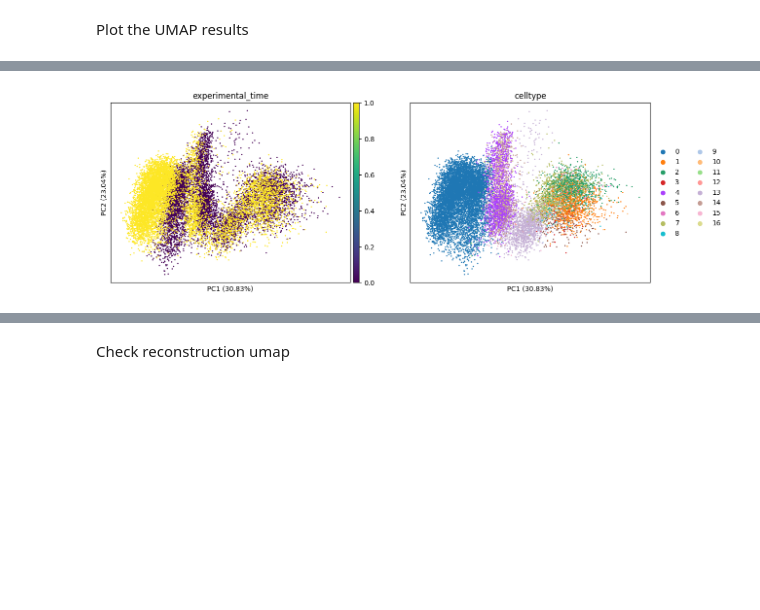
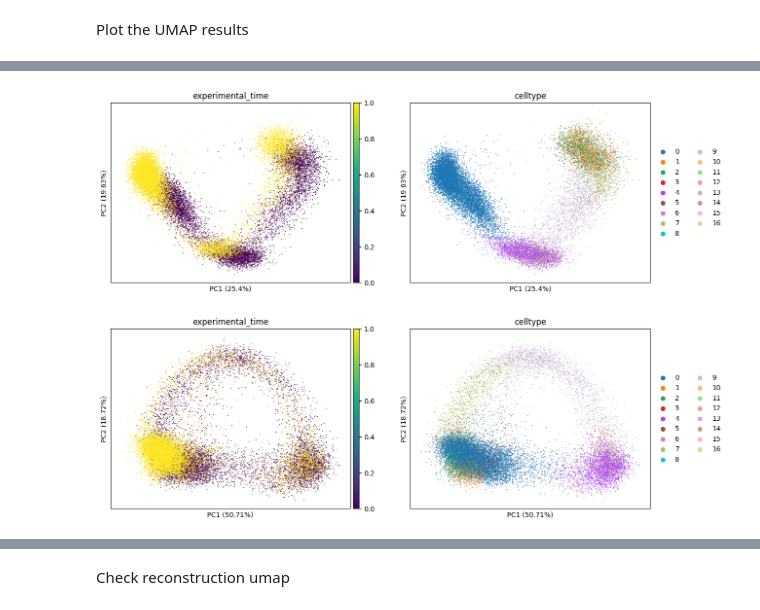
Before and after one commit to theislab/FlatVI, a Jupyter notebook: notebooks/pullback_geometry/pancreas/analysis_of_results_lib.ipynb, the cells around one changed output, grey strips where cells are left out. Drawn from its saved outputs; the diff is of its cells as text; code cells hidden in the pictures; blank space fills up the shorter version.

Commit message:
Leavout experiments

```diff
--- a/notebooks/pullback_geometry/pancreas/analysis_of_results_lib.ipynb
+++ b/notebooks/pullback_geometry/pancreas/analysis_of_results_lib.ipynb
@@ -62,3 +78,3 @@ geometric_vae={'compute_metrics_every': 1,
 # %%
-# vae = GeometricNBVAE(**vae_geometric_kwargs, vae_kwargs=vae_model_kwargs)
-geometric_vae = GeometricNBVAE(**geometric_vae, vae_kwargs=model_vae_kwargs)
+vae = GeometricNBVAE(**geometric, vae_kwargs=model_vae)
+geometric_vae = GeometricNBVAE(**geometric, vae_kwargs=model_vae)
@@ -65,10 +84,10 @@ geometric_vae = GeometricNBVAE(**geometric_vae, vae_kwargs=model_vae_kwargs)
 # %%
-# vae.load_state_dict(torch.load(PROJECT_FOLDER / "checkpoints/ae/pancreas/best_model_vae.ckpt")["state_dict"])
+vae.load_state_dict(torch.load(PROJECT_FOLDER / "checkpoints/ae/pancreas/best_model_vae_lib.ckpt")["state_dict"])
 geometric_vae.load_state_dict(torch.load(PROJECT_FOLDER / "checkpoints/ae/pancreas/best_model_geometric_lib.ckpt")["state_dict"])
 # %% [output]
 <All keys matched successfully>
 # %% [markdown]
 ### Compute UMAPs
 # %%
-# adata_vae_amortized_real, adata_vae_z = real_reconstructed_cells_adata(vae, datamodule, process_amortized_adata=True, compute_umap=True, log1p=True).values()
+adata_vae_amortized_real, adata_vae_z, adata_vae_mu = real_reconstructed_cells_adata(vae, datamodule, process_amortized_adata=True, log1p=False, vae=True).values()
 adata_geometric_amortized_real, adata_geometric_z, adata_geometric_mu = real_reconstructed_cells_adata(geometric_vae, datamodule, process_amortized_adata=True, log1p=False, vae=True).values()
@@ -78,2 +94,5 @@ adata_geometric_z.obs["celltype"] = adata_geometric_z.obs["celltype"].astype("ca
+# %%
+adata_vae_z.obs["celltype"] = adata_vae_z.obs["celltype"].astype("category")
+adata_geometric_z.obs["celltype"] = adata_geometric_z.obs["celltype"].astype("category")
 # %% [markdown]
 Plot the UMAP results
@@ -85,5 +105,6 @@ sc.pl.umap(adata_geometric_z, color=["experimental_time", "celltype"], size=15,
 # %%
-# sc.pl.pca(adata_vae_z, color=["experimental_time", "celltype"], size=15, projection="2d", annotate_var_explained=True)
-sc.pl.pca(adata_geometric_z, color=["experimental_time", "celltype"], size=15, projection="2d", annotate_var_explained=True)
+sc.pl.pca(adata_vae_z, color=["experimental_time", "celltype"], annotate_var_explained=True)
+sc.pl.pca(adata_geometric_z, color=["experimental_time", "celltype"], annotate_var_explained=True)
 # %% [output]
-[figure, old version]
+[figure, new version]
+[figure, added]
```
Also changed, not shown: parts of 42 cells of this notebook, 50 other files.
